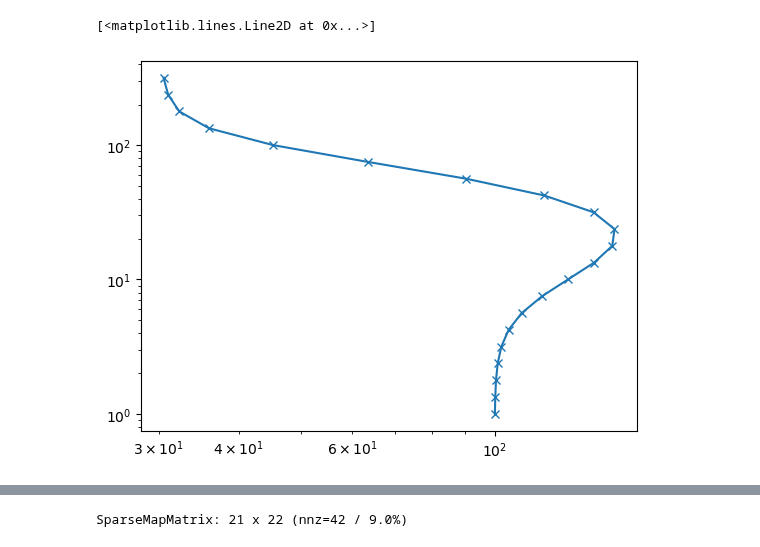
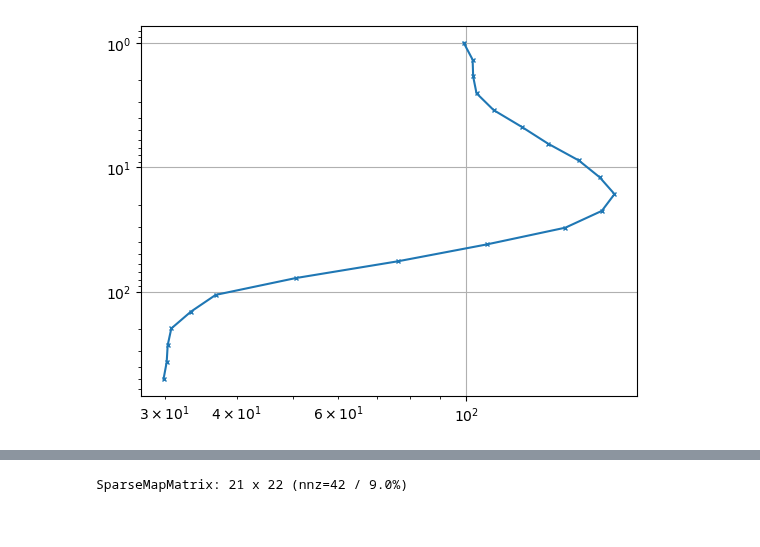
Before and after one commit to gimli-org/notebooks, a Jupyter notebook: inversion/gradientVES.ipynb, the cells around one changed output, grey strips where cells are left out. Saved outputs shown, nothing was run; the diff lists cells and outputs as text; code cells hidden in the pictures.

```diff
--- a/inversion/gradientVES.ipynb
+++ b/inversion/gradientVES.ipynb
@@ -6,8 +7,13 @@ from pygimli.physics import ves
 # %%
-ab2 = np.logspace(0, 2.5, 21)
+ab2 = np.logspace(0, 2.7, 21)
+synth = [3, 10, 100, 300, 30]
+# data = ves.simulate(synth, ab2=ab2) # post 1.5.5
 fopBlock = ves.VESModelling(ab2=ab2)
-synth = [5, 10, 100, 300, 30]
 data = fopBlock(synth)
-thk = np.logspace(0, 1.5, 21)
+data *= np.random.randn(len(data)) * 0.02 + 1.0
+thk = np.logspace(0, 1.8, 23)
 fop = ves.VESRhoModelling(ab2=ab2, thk=thk)
+plt.loglog(data, ab2, "x-")
+plt.gca().invert_yaxis()
+plt.grid()
 # %% [output]
@@ -15,7 +21,3 @@ fop = ves.VESRhoModelling(ab2=ab2, thk=thk)
+[figure, added]
-# %%
-plt.loglog(data, ab2, "x-")
-# %% [output]
-[<matplotlib.lines.Line2D at 0x...>]
-[figure, removed]
 # %%
 inv = pg.Inversion(fop=fop)
```
Also changed, not shown: parts of 18 cells of this notebook, 1 other file.
